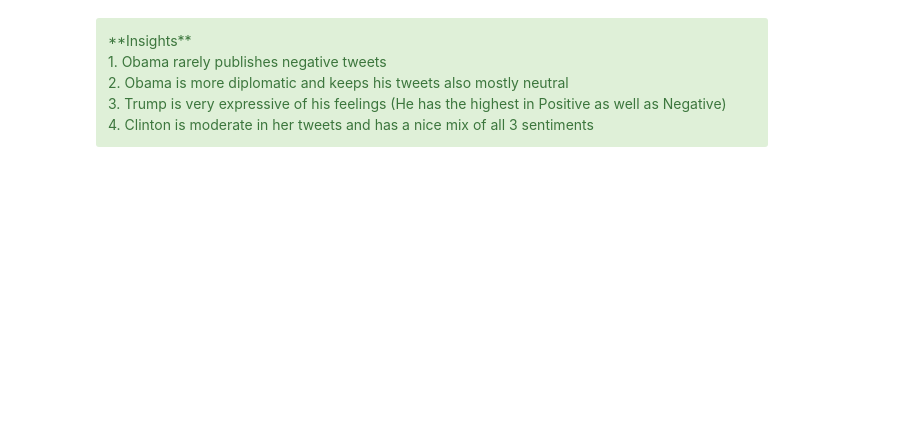
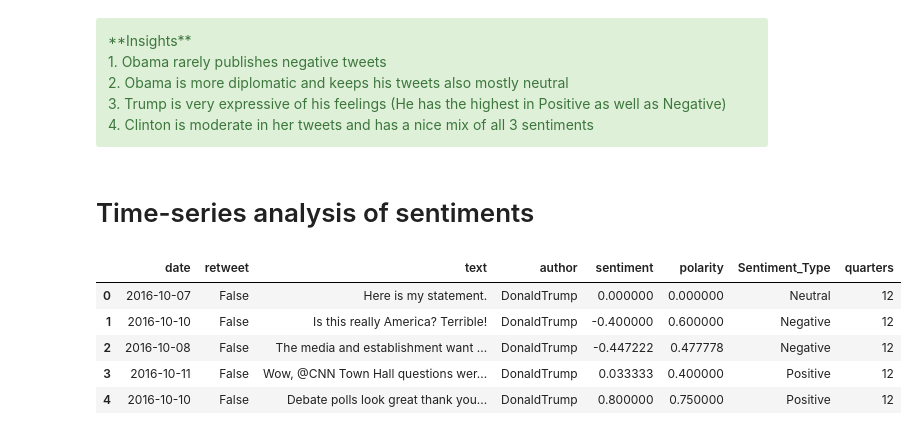
Before and after one commit to shubhamperiwal/political_social_media_analysis, a Jupyter notebook: 3. Sentiment Analysis.ipynb, the cells around one changed output. Cells and saved outputs as stored; diff of their text form; code cells hidden in the pictures; blank space fills up the shorter version.

```diff
--- a/3. Sentiment Analysis.ipynb
+++ b/3. Sentiment Analysis.ipynb
@@ -110,3 +110,14 @@ plt.show()
 3. Trump is very expressive of his feelings (He has the highest in Positive as well as Negative) <br/>
 4. Clinton is moderate in her tweets and has a nice mix of all 3 sentiments
 </div>
+# %% [markdown]
+# Time-series analysis of sentiments
+# %%
+trump_copy.head()
+# %% [output]
+|  | date | retweet | text | author | sentiment | polarity | Sentiment_Type | quarters |
+| 0 | 2016-10-07 | False | Here is my statement. | DonaldTrump | 0.000000 | 0.000000 | Neutral | 12 |
+| 1 | 2016-10-10 | False | Is this really America? Terrible! | DonaldTrump | -0.400000 | 0.600000 | Negative | 12 |
+| 2 | 2016-10-08 | False | The media and establishment want ... | DonaldTrump | -0.447222 | 0.477778 | Negative | 12 |
+| 3 | 2016-10-11 | False | Wow, @CNN Town Hall questions wer... | DonaldTrump | 0.033333 | 0.400000 | Positive | 12 |
+| 4 | 2016-10-10 | False | Debate polls look great thank you... | DonaldTrump | 0.800000 | 0.750000 | Positive | 12 |
```
Also changed, not shown: parts of 10 cells of this notebook.
